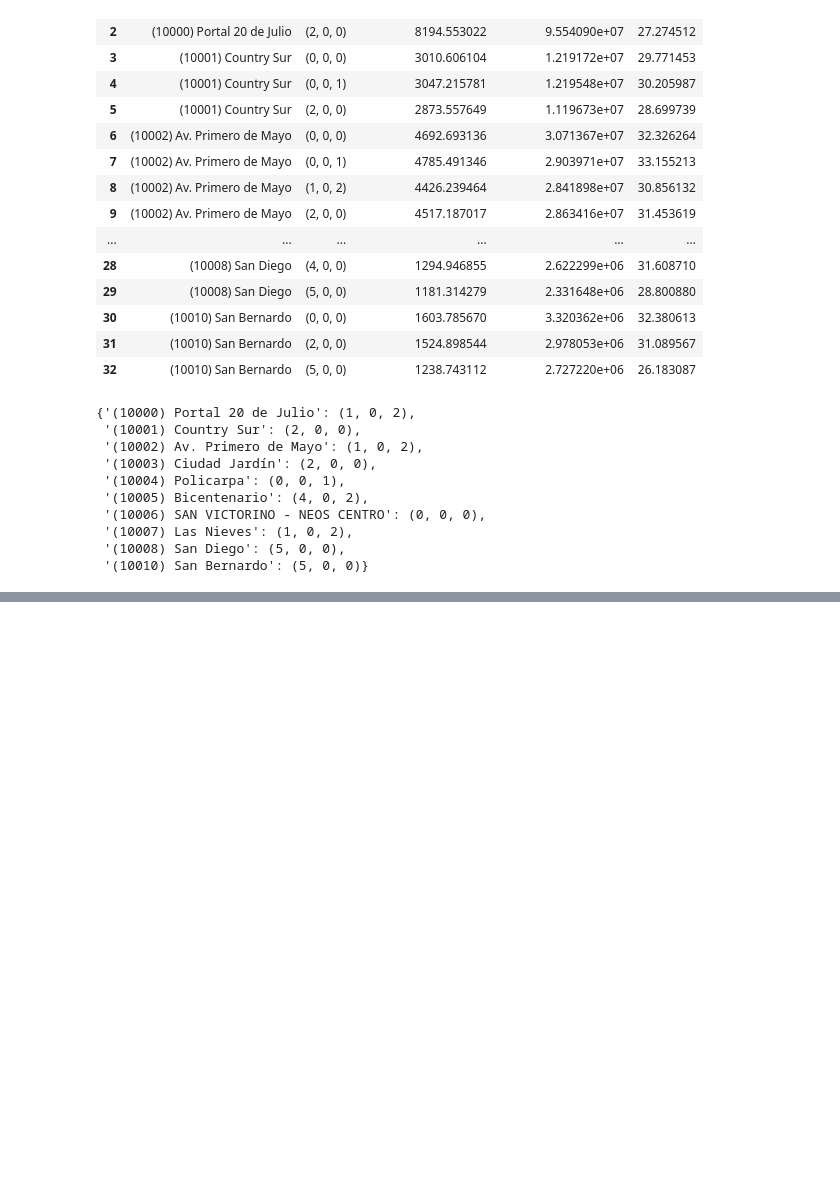
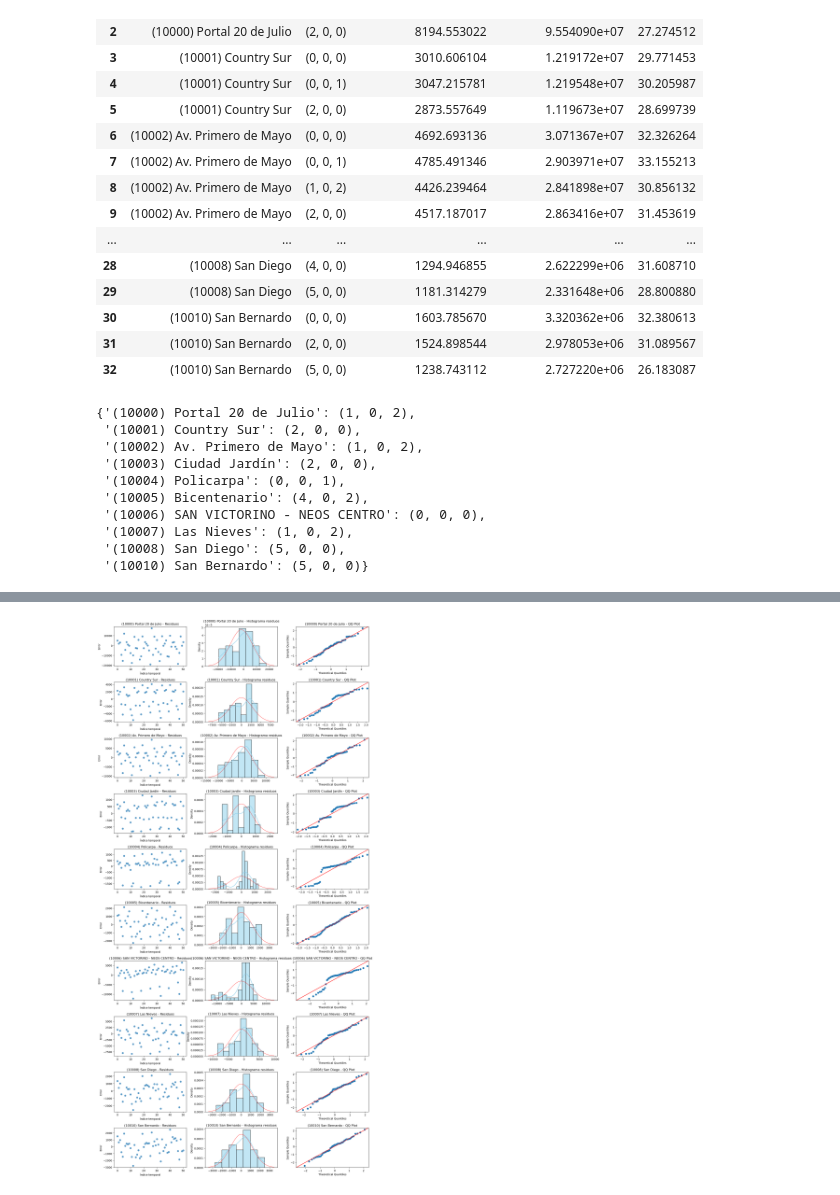
Before and after one commit to aeramireza/Proyecto_Transmilenio, a Jupyter notebook: notebooks/ARIMA.ipynb, the cells around one changed output, grey strips where cells are left out. Cells and saved outputs as stored; diff of their text form; code cells hidden in the pictures; blank space fills up the shorter version.

```diff
--- a/notebooks/ARIMA.ipynb
+++ b/notebooks/ARIMA.ipynb
@@ -262,0 +258,29 @@ plt.show()
+# %%
+# Plot the residuals
+def plot_residuals(residuals):
+    fig, axes = plt.subplots(10, 3, figsize=(15, 30))
+    fig.tight_layout(pad=4.0)
+
+    for i, (key,resids) in enumerate(residuals.items()):
+        # --- Columna 1: Scatterplot ---
+        axes[i, 0].scatter(range(len(resids)), resids, alpha=0.7)
+        axes[i, 0].set_title(f"{key} - Residuos")
+        axes[i, 0].set_xlabel("Índice temporal")
+        axes[i, 0].set_ylabel("Error")
+
+        # --- Columna 2: Histograma con curva normal ---
+        sns.histplot(resids, kde=True, ax=axes[i, 1], color="skyblue", stat="density")
+        mu, sigma = np.mean(resids), np.std(resids)
+        x = np.linspace(mu - 3*sigma, mu + 3*sigma, 100)
+        axes[i, 1].plot(x, norm.pdf(x, mu, sigma), 'r', lw=0.75)
+        axes[i, 1].set_title(f"{key} - Histograma residuos")
+
+        # --- Columna 3: QQ plot ---
+        sm.qqplot(resids, line='45', ax=axes[i, 2], fit=True)
+        axes[i, 2].set_title(f"{key} - QQ Plot")
+
+    plt.show()
+# %%
+plot_residuals(residuals)
+# %% [output]
+[figure, added]
```
Also changed, not shown: parts of 9 cells of this notebook.
